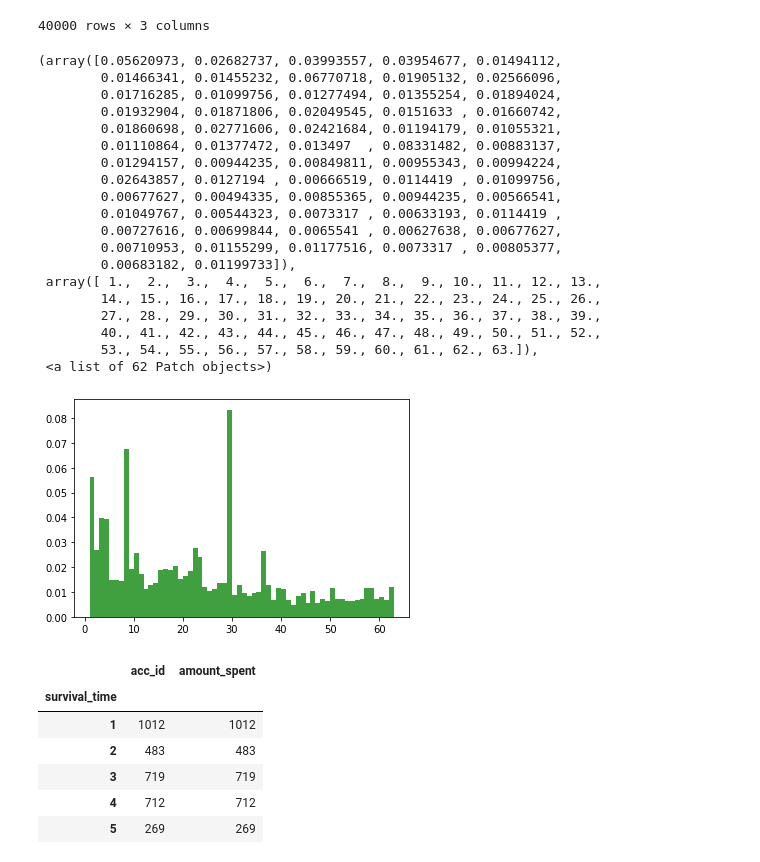
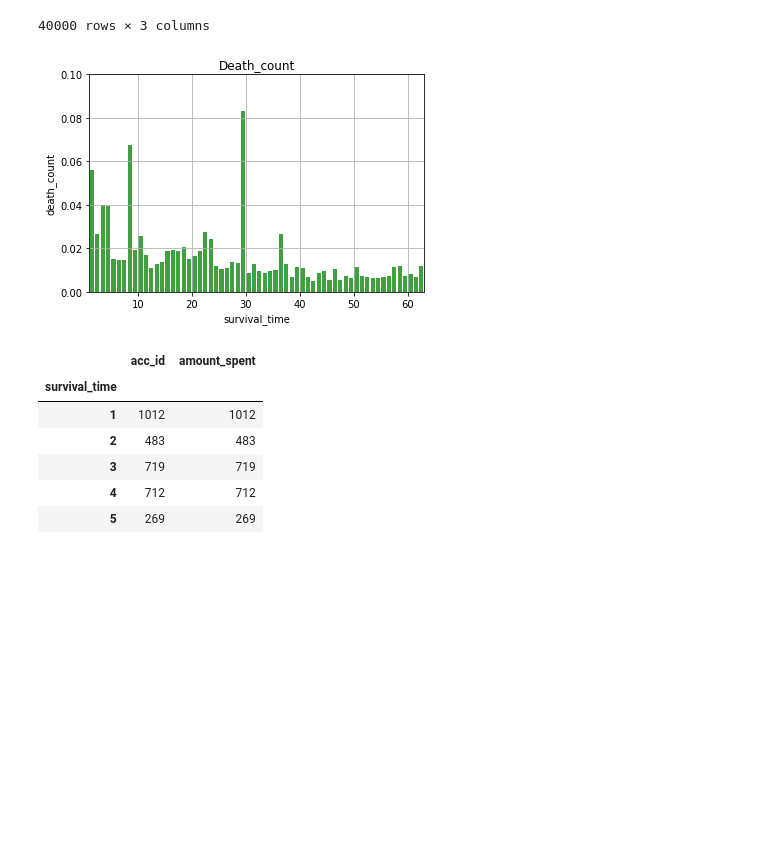
Before and after one commit to cyberjam/BigContest, a Jupyter notebook: deathUserGraph.ipynb, the cells around one changed output. Drawn from its saved outputs; the diff is of its cells as text; code cells hidden in the pictures; blank space fills up the shorter version.

Commit message:
0730 deathUser

```diff
--- a/deathUserGraph.ipynb
+++ b/deathUserGraph.ipynb
@@ -28,28 +28,17 @@ label
 | 39999 | 27258 | 64 | 0.006661 |
 40000 rows × 3 columns
 # %%
-plt.hist(label[label['survival_time']<64]['survival_time'],62, density=True, facecolor='g', alpha=0.75)
+plt.hist(label[label['survival_time']<64]['survival_time'],62, density=True, facecolor='g', alpha=0.75,rwidth = 0.8)
+
+plt.xlabel('survival_time')
+plt.ylabel('death_count')
+plt.title('Death_count')
+# plt.text(64, 0.25, r'$\mu=100,\ \sigma=15$')
+plt.axis([1, 64, 0, 0.1])
+plt.grid(True)
+plt.show()
 # %% [output]
-(array([0.05620973, 0.02682737, 0.03993557, 0.03954677, 0.01494112,
-        0.01466341, 0.01455232, 0.06770718, 0.01905132, 0.02566096,
-        0.01716285, 0.01099756, 0.01277494, 0.01355254, 0.01894024,
-        0.01932904, 0.01871806, 0.02049545, 0.0151633 , 0.01660742,
-        0.01860698, 0.02771606, 0.02421684, 0.01194179, 0.01055321,
-        0.01110864, 0.01377472, 0.013497  , 0.08331482, 0.00883137,
-        0.01294157, 0.00944235, 0.00849811, 0.00955343, 0.00994224,
-        0.02643857, 0.0127194 , 0.00666519, 0.0114419 , 0.01099756,
-        0.00677627, 0.00494335, 0.00855365, 0.00944235, 0.00566541,
-        0.01049767, 0.00544323, 0.0073317 , 0.00633193, 0.0114419 ,
-        0.00727616, 0.00699844, 0.0065541 , 0.00627638, 0.00677627,
-        0.00710953, 0.01155299, 0.01177516, 0.0073317 , 0.00805377,
-        0.00683182, 0.01199733]),
- array([ 1.,  2.,  3.,  4.,  5.,  6.,  7.,  8.,  9., 10., 11., 12., 13.,
-        14., 15., 16., 17., 18., 19., 20., 21., 22., 23., 24., 25., 26.,
-        27., 28., 29., 30., 31., 32., 33., 34., 35., 36., 37., 38., 39.,
-        40., 41., 42., 43., 44., 45., 46., 47., 48., 49., 50., 51., 52.,
-        53., 54., 55., 56., 57., 58., 59., 60., 61., 62., 63.]),
- <a list of 62 Patch objects>)
-[figure, old version]
+[figure, new version]
 # %%
 label[label['survival_time']<64].groupby('survival_time').count()
 # labellabel['count'] =
```
